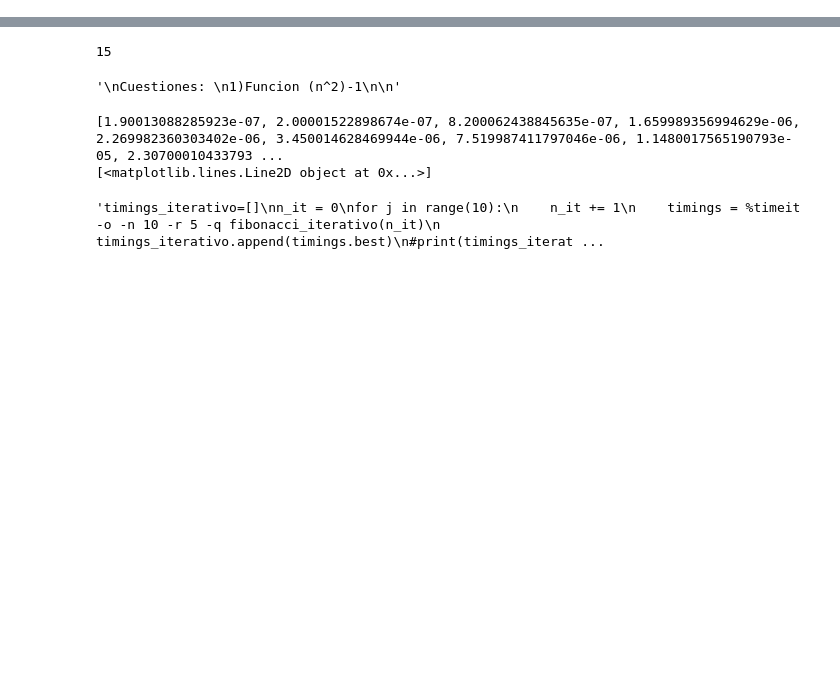
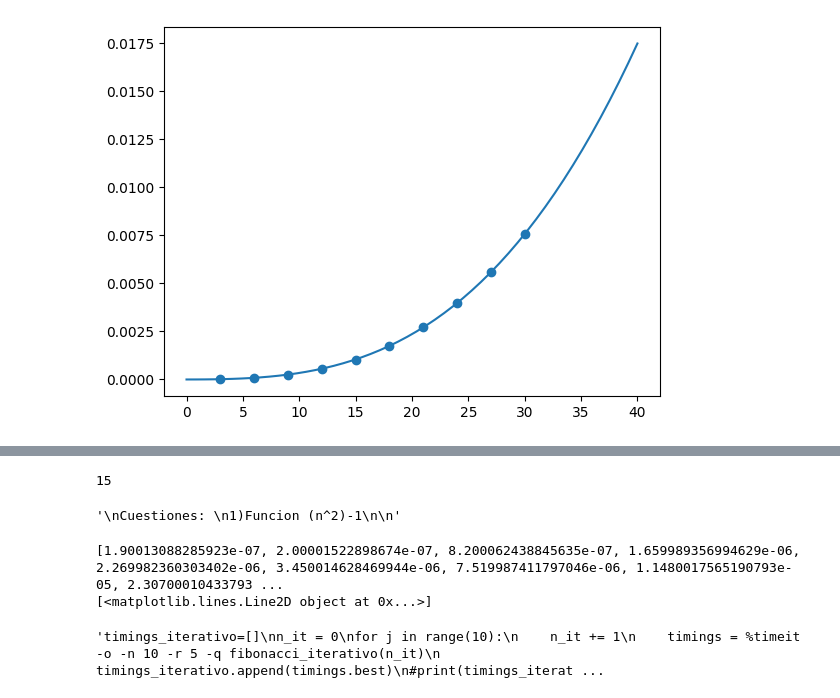
Before and after one commit to daviloncio/2o-cuatri, a Jupyter notebook: AN.ALGORITMOS PRACTICAS.ipynb, the cells around one changed output, grey strips where cells are left out. Saved outputs shown, nothing was run; the diff lists cells and outputs as text; code cells hidden in the pictures; blank space fills up the shorter version.

```diff
--- a/AN.ALGORITMOS PRACTICAS.ipynb
+++ b/AN.ALGORITMOS PRACTICAS.ipynb
@@ -64,4 +48,21 @@ plt.show()
 [figure]
+# %%
+#para poder introducir enteros en la función polyfit, l_dims contendrá la dimensión de matrices m*n ( que siempre m=n)
+l_dims=[3,6,9,12,15,18,21,24,27,30]
+
+mymodel = np.poly1d(np.polyfit(l_dims,l_timings, 3))
+
+myline = np.linspace(0, 40)
+
+#como vemos que la gráfica sigue después de los puntos definidos( el último en x=30),
+#esto significa que hemos aplicado correctamente la regresión polinomial
+
+
+plt.scatter(l_dims,l_timings)
+plt.plot(myline, mymodel(myline))
+plt.show()
+# %% [output]
+[figure, added]
 # %%
 # midiendo tiempos tercer apartado
 
```
Also changed, not shown: parts of 7 cells of this notebook.
